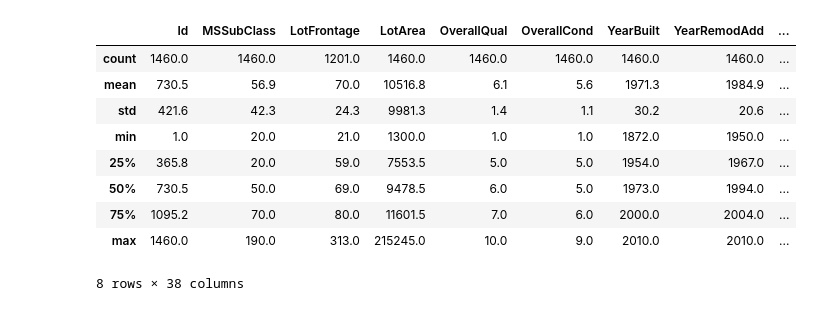
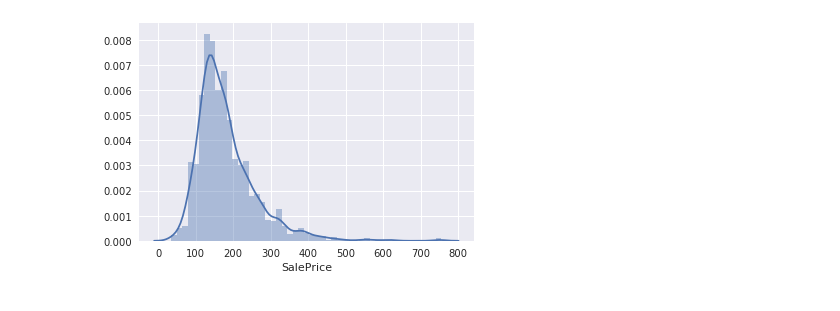
Before and after one commit to rdmcolorz/tensorFlowPiscine, a Jupyter notebook: Housing Market/HousePriceML.ipynb, the cells around one changed output. Drawn from its saved outputs; the diff is of its cells as text; code cells hidden in the pictures.

```diff
--- a/Housing Market/HousePriceML.ipynb
+++ b/Housing Market/HousePriceML.ipynb
@@ -36,16 +23,8 @@ df
 # %%
 df = df.reindex(
     np.random.permutation(df.index))
 df['SalePrice'] /= 1000.0
 df.describe()
+sns.distplot(df['SalePrice']);
 # %% [output]
-|  | Id | MSSubClass | LotFrontage | LotArea | OverallQual | OverallCond | YearBuilt | YearRemodAdd | ... |
-| count | 1460.0 | 1460.0 | 1201.0 | 1460.0 | 1460.0 | 1460.0 | 1460.0 | 1460.0 | ... |
-| mean | 730.5 | 56.9 | 70.0 | 10516.8 | 6.1 | 5.6 | 1971.3 | 1984.9 | ... |
-| std | 421.6 | 42.3 | 24.3 | 9981.3 | 1.4 | 1.1 | 30.2 | 20.6 | ... |
-| min | 1.0 | 20.0 | 21.0 | 1300.0 | 1.0 | 1.0 | 1872.0 | 1950.0 | ... |
-| 25% | 365.8 | 20.0 | 59.0 | 7553.5 | 5.0 | 5.0 | 1954.0 | 1967.0 | ... |
-| 50% | 730.5 | 50.0 | 69.0 | 9478.5 | 6.0 | 5.0 | 1973.0 | 1994.0 | ... |
-| 75% | 1095.2 | 70.0 | 80.0 | 11601.5 | 7.0 | 6.0 | 2000.0 | 2004.0 | ... |
-| max | 1460.0 | 190.0 | 313.0 | 215245.0 | 10.0 | 9.0 | 2010.0 | 2010.0 | ... |
-8 rows × 38 columns
+[figure, added]
```
Also changed, not shown: parts of 21 cells of this notebook, 4 other files.
